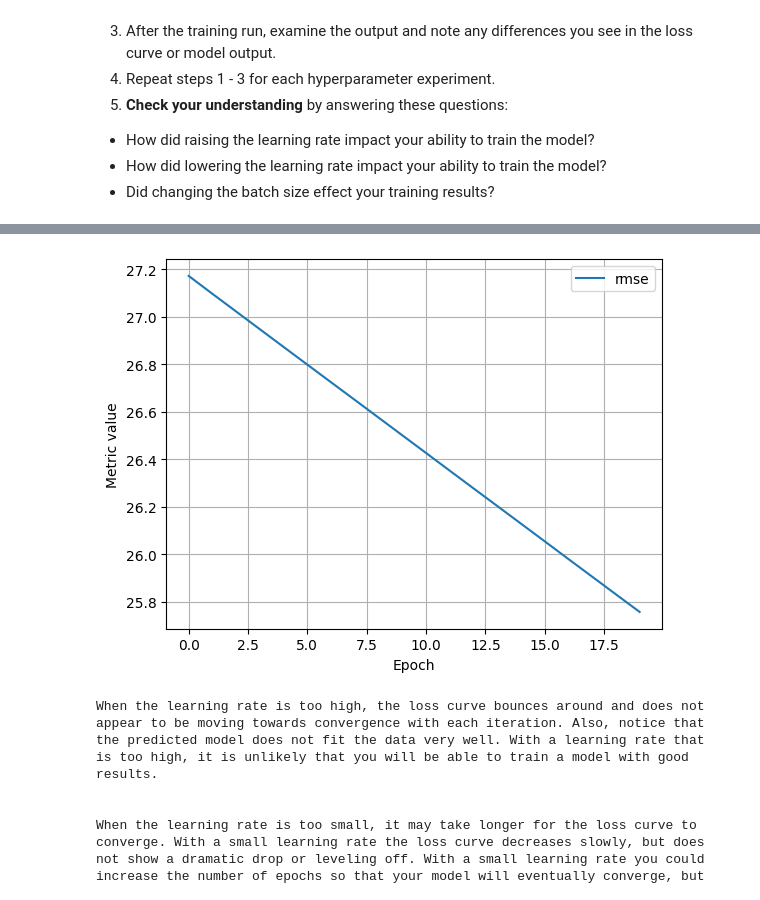
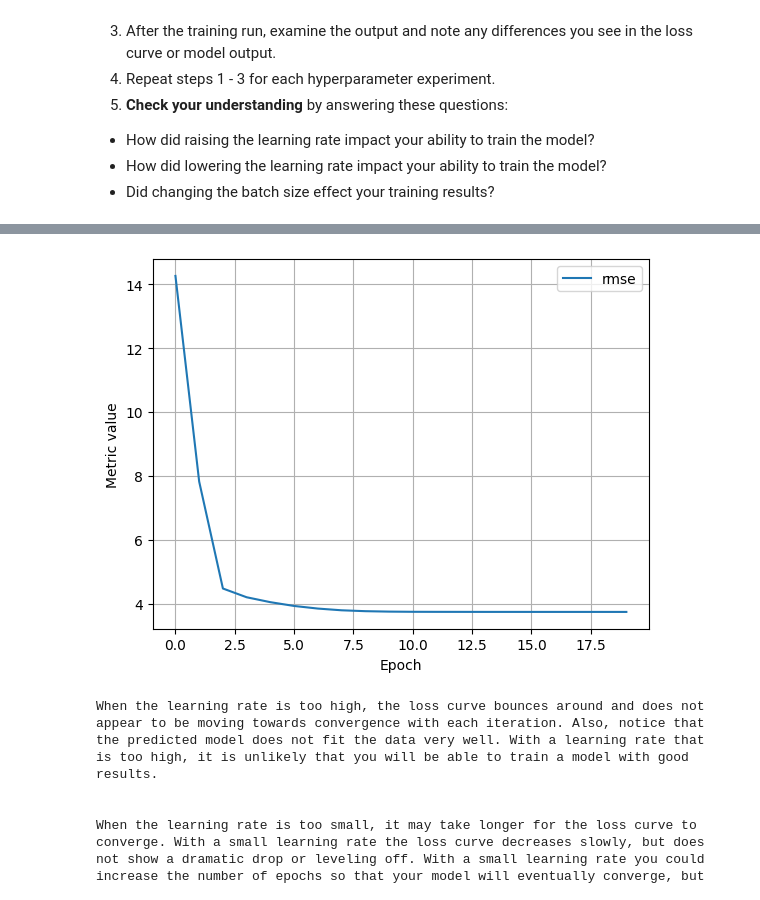
Before and after one commit to ShreyaAdigaH/LeetCode, a Jupyter notebook: ml/cc/exercises/linear_regression_taxi.ipynb, the cells around one changed output, grey strips where cells are left out. Drawn from its saved outputs; the diff is of its cells as text; code cells hidden in the pictures.

```diff
--- a/ml/cc/exercises/linear_regression_taxi.ipynb
+++ b/ml/cc/exercises/linear_regression_taxi.ipynb
@@ -465,9 +457,9 @@ It is common with machine learning to run multiple experiments to find the best
 # The following variables are the hyperparameters.
 # TODO - Adjust these hyperparameters to see how they impact a training run.
 settings_2 = ml_edu.experiment.ExperimentSettings(
-    learning_rate = 0.0001,
+    learning_rate = 0.001,
     number_epochs = 20,
-    batch_size = 500,
+    batch_size = 50,
     input_features = ['TRIP_MILES']
 )
 
@@ -502,5 +492,5 @@ WARNING:tensorflow:5 out of the last 15 calls to <function TensorFlowTrainer.mak
 [interactive output not drawn]
-[figure, old version]
+[figure, new version]
 # %%
 #@title Double-click to view answers for hyperparameter experiments
 
```
Also changed, not shown: parts of 8 cells of this notebook.
